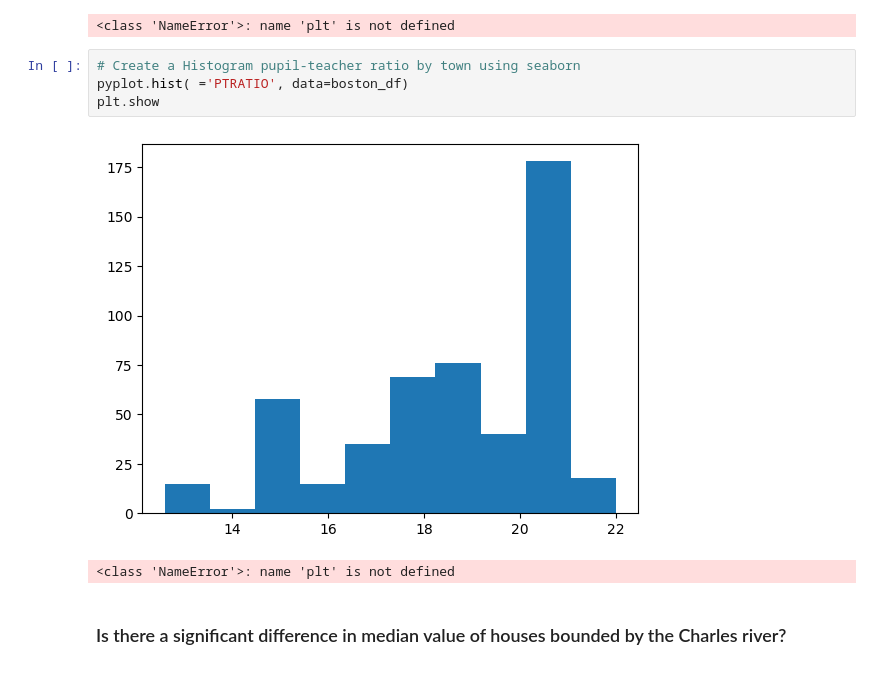
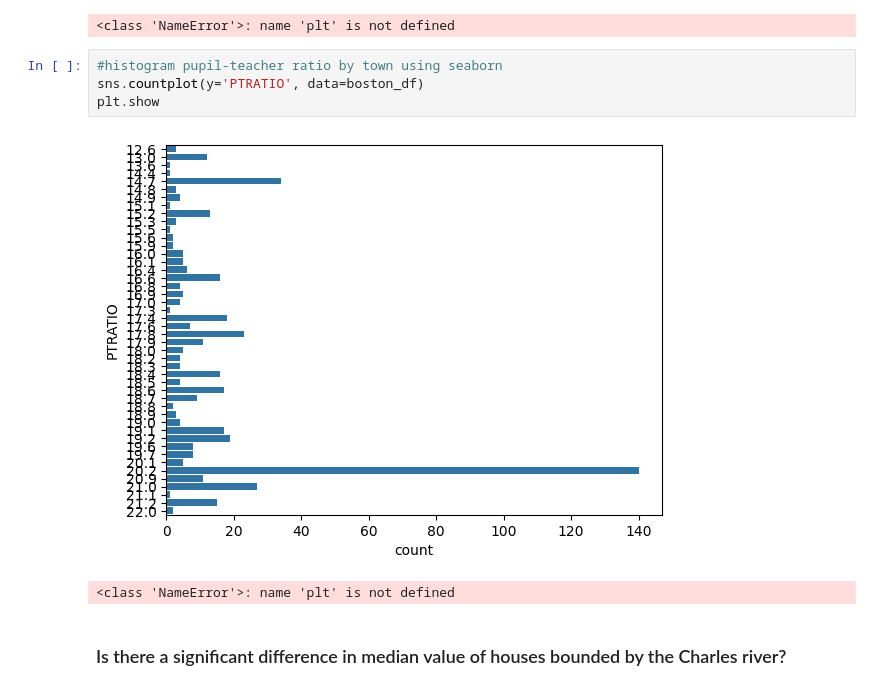
Before and after one commit to amoral1/Boston-Housing-Data, a Jupyter notebook: Boston_Data_forpeers.jupyterlite.ipynb, the cells around one changed output. Cells and saved outputs as stored; diff of their text form.

```diff
--- a/Boston_Data_forpeers.jupyterlite.ipynb
+++ b/Boston_Data_forpeers.jupyterlite.ipynb
@@ -58,11 +58,11 @@ plt.show()
 [figure]
 <class 'NameError'>: name 'plt' is not defined
 # %%
-# Create a Histogram pupil-teacher ratio by town using seaborn
-pyplot.hist( ='PTRATIO', data=boston_df)
+#histogram pupil-teacher ratio by town using seaborn
+sns.countplot(y='PTRATIO', data=boston_df)
 plt.show
 # %% [output]
-[figure, old version]
+[figure, new version]
 <class 'NameError'>: name 'plt' is not defined
 # %% [markdown]
 ### Is there a significant difference in median value of houses bounded by the Charles river?
```
Also changed, not shown: parts of 4 cells of this notebook.
